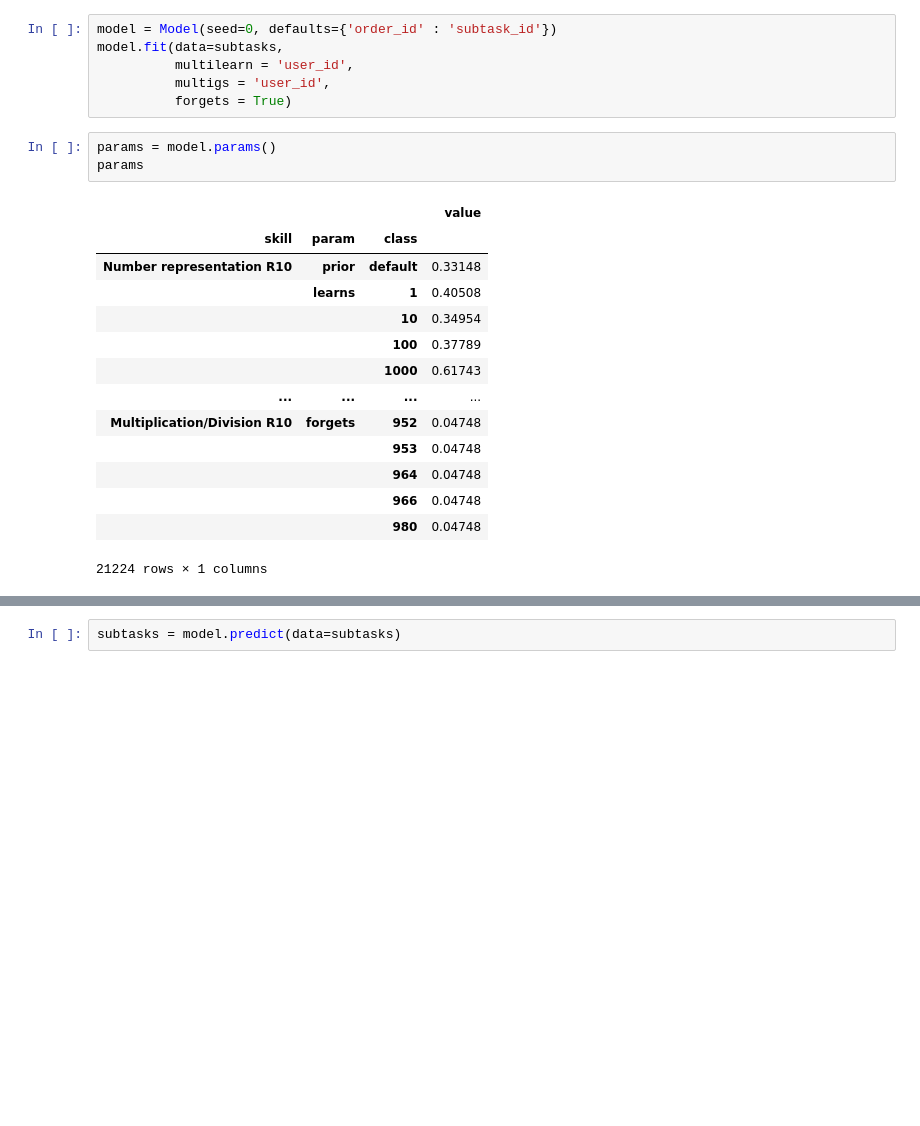
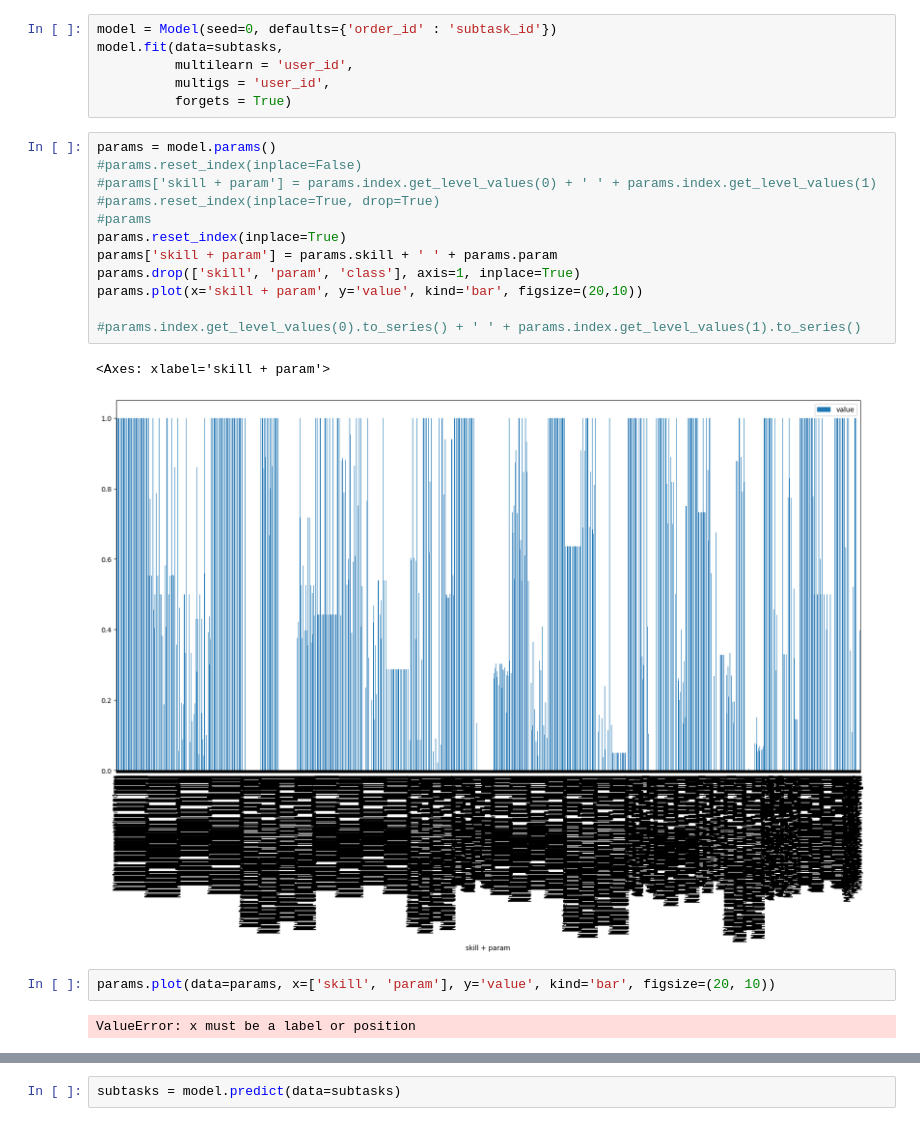
Before and after one commit to emmabhl/MLBD_Calcularis_Sectumsempra, a Jupyter notebook: notebook_Emma.ipynb, the cells around one changed output, grey strips where cells are left out. Drawn from its saved outputs; the diff is of its cells as text; blank space fills up the shorter version.

```diff
--- a/notebook_Emma.ipynb
+++ b/notebook_Emma.ipynb
@@ -108,21 +93,22 @@ model.fit(data=subtasks,
           multilearn = 'user_id',
           multigs = 'user_id',
           forgets = True)
-# %%
-params = model.params()
-params
-# %% [output]
-|  |  |  | value |
-| skill | param | class |  |
-| Number representation R10 | prior | default | 0.33148 |
-|  | learns | 1 | 0.40508 |
-|  |  | 10 | 0.34954 |
-|  |  | 100 | 0.37789 |
-|  |  | 1000 | 0.61743 |
-| ... | ... | ... | ... |
-| Multiplication/Division R10 | forgets | 952 | 0.04748 |
-|  |  | 953 | 0.04748 |
-|  |  | 964 | 0.04748 |
-|  |  | 966 | 0.04748 |
-|  |  | 980 | 0.04748 |
-21224 rows × 1 columns
+# %%
+params = model.params()
+#params.reset_index(inplace=False)
+#params['skill + param'] = params.index.get_level_values(0) + ' ' + params.index.get_level_values(1)
+#params.reset_index(inplace=True, drop=True)
+#params
+params.reset_index(inplace=True)
+params['skill + param'] = params.skill + ' ' + params.param
+params.drop(['skill', 'param', 'class'], axis=1, inplace=True)
+params.plot(x='skill + param', y='value', kind='bar', figsize=(20,10))
+
+#params.index.get_level_values(0).to_series() + ' ' + params.index.get_level_values(1).to_series()
+# %% [output]
+<Axes: xlabel='skill + param'>
+[figure, added]
+# %%
+params.plot(data=params, x=['skill', 'param'], y='value', kind='bar', figsize=(20, 10))
+# %% [output]
+ValueError: x must be a label or position
```
Also changed, not shown: parts of 6 cells of this notebook.
